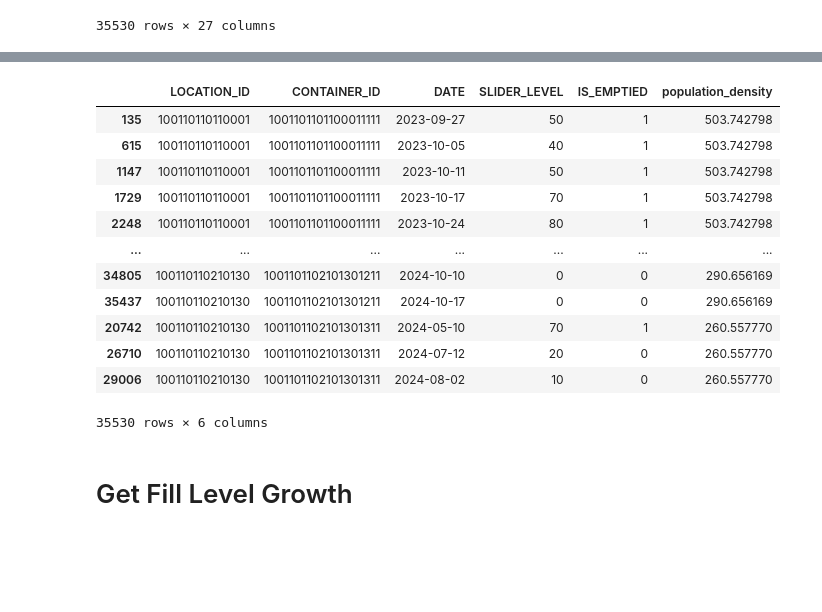
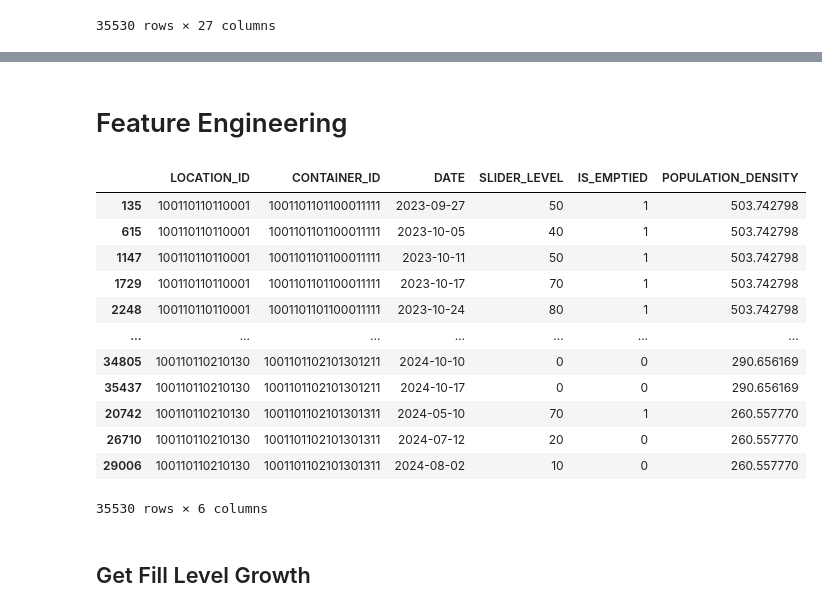
Before and after one commit to acul021/glas-o-mat, a Jupyter notebook: Exploration & Cleaning/population_density.ipynb, the cells around one changed output, grey strips where cells are left out. Drawn from its saved outputs; the diff is of its cells as text; code cells hidden in the pictures; blank space fills up the shorter version.

```diff
--- a/Exploration & Cleaning/population_density.ipynb
+++ b/Exploration & Cleaning/population_density.ipynb
@@ -132,8 +161,10 @@ df_ContainerActivities_cleaned_coordinates
+# %% [markdown]
+# Feature Engineering
 # %%
-df_ContainerActivities_cleaned_coordinates = df_ContainerActivities_cleaned_coordinates[['LOCATION_ID', 'CONTAINER_ID', 'DATE', 'SLIDER_LEVEL', 'IS_EMPTIED', 'population_density']]
+df_ContainerActivities_cleaned_coordinates = df_ContainerActivities_cleaned_coordinates[['LOCATION_ID', 'CONTAINER_ID', 'DATE', 'SLIDER_LEVEL', 'IS_EMPTIED', 'POPULATION_DENSITY']]
 df_ContainerActivities_cleaned_coordinates
 # %% [output]
-|  | LOCATION_ID | CONTAINER_ID | DATE | SLIDER_LEVEL | IS_EMPTIED | population_density |
+|  | LOCATION_ID | CONTAINER_ID | DATE | SLIDER_LEVEL | IS_EMPTIED | POPULATION_DENSITY |
 | 135 | 100110110110001 | 1001101101100011111 | 2023-09-27 | 50 | 1 | 503.742798 |
 | 615 | 100110110110001 | 1001101101100011111 | 2023-10-05 | 40 | 1 | 503.742798 |
 | 1147 | 100110110110001 | 1001101101100011111 | 2023-10-11 | 50 | 1 | 503.742798 |
@@ -147,7 +178,7 @@ df_ContainerActivities_cleaned_coordinates
 | 29006 | 100110110210130 | 1001101102101301311 | 2024-08-02 | 10 | 0 | 260.557770 |
 35530 rows × 6 columns
 # %% [markdown]
-# Get Fill Level Growth
+## Get Fill Level Growth
 # %%
 # Sicherstellen, dass DATE als Datentyp datetime ist
 df_ContainerActivities_cleaned_coordinates['DATE'] = pd.to_datetime(df_ContainerActivities_cleaned_coordinates['DATE'])
```
Also changed, not shown: parts of 8 cells of this notebook, 26 other files.
